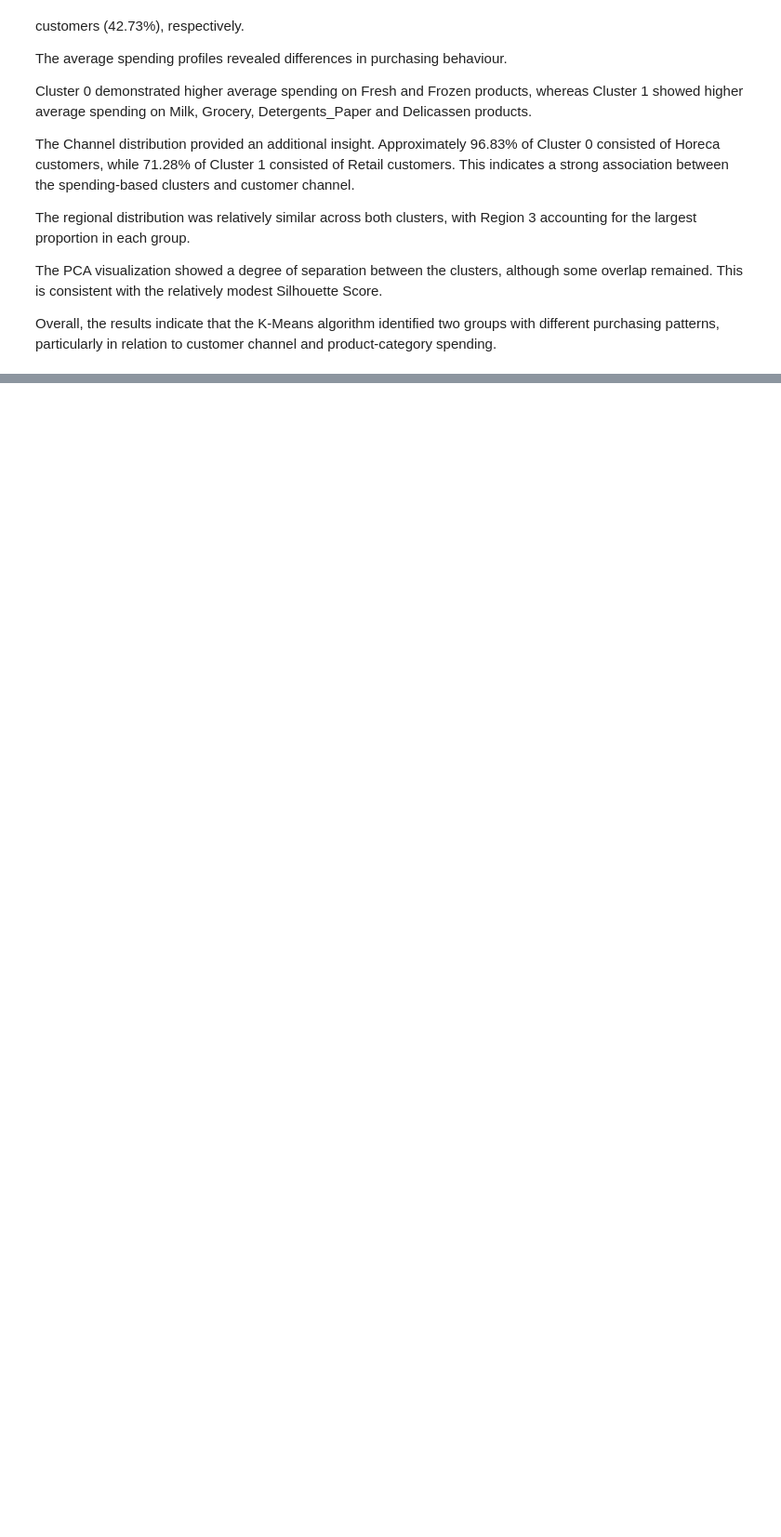
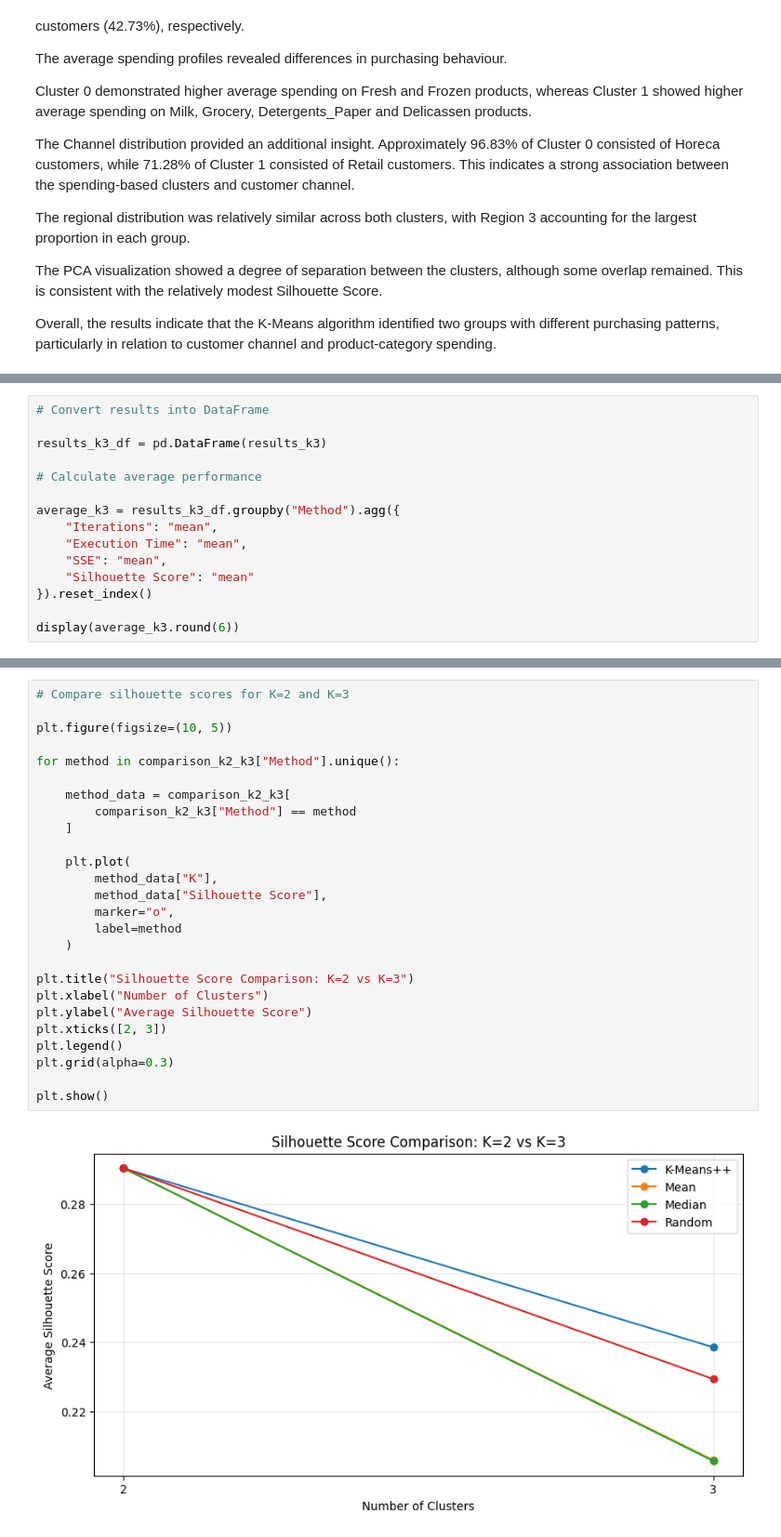
Before and after one commit to Aswini-Dileep/AI-ML-Project, a Jupyter notebook: AI_project.ipynb, the cells around one changed output, grey strips where cells are left out. Shown at 93% size. Cells and saved outputs as stored; diff of their text form; blank space fills up the shorter version.

```diff
--- a/AI_project.ipynb
+++ b/AI_project.ipynb
@@ -1983,0 +2114,15 @@ plt.show()
+# %%
+# Convert results into DataFrame
+
+results_k3_df = pd.DataFrame(results_k3)
+
+# Calculate average performance
+
+average_k3 = results_k3_df.groupby("Method").agg({
+    "Iterations": "mean",
+    "Execution Time": "mean",
+    "SSE": "mean",
+    "Silhouette Score": "mean"
+}).reset_index()
+
+display(average_k3.round(6))
@@ -1983,0 +2184,28 @@ plt.show()
+# %%
+# Compare silhouette scores for K=2 and K=3
+
+plt.figure(figsize=(10, 5))
+
+for method in comparison_k2_k3["Method"].unique():
+
+    method_data = comparison_k2_k3[
+        comparison_k2_k3["Method"] == method
+    ]
+
+    plt.plot(
+        method_data["K"],
+        method_data["Silhouette Score"],
+        marker="o",
+        label=method
+    )
+
+plt.title("Silhouette Score Comparison: K=2 vs K=3")
+plt.xlabel("Number of Clusters")
+plt.ylabel("Average Silhouette Score")
+plt.xticks([2, 3])
+plt.legend()
+plt.grid(alpha=0.3)
+
+plt.show()
+# %% [output]
+[figure, added]
```
Also changed, not shown: parts of 21 cells of this notebook.
